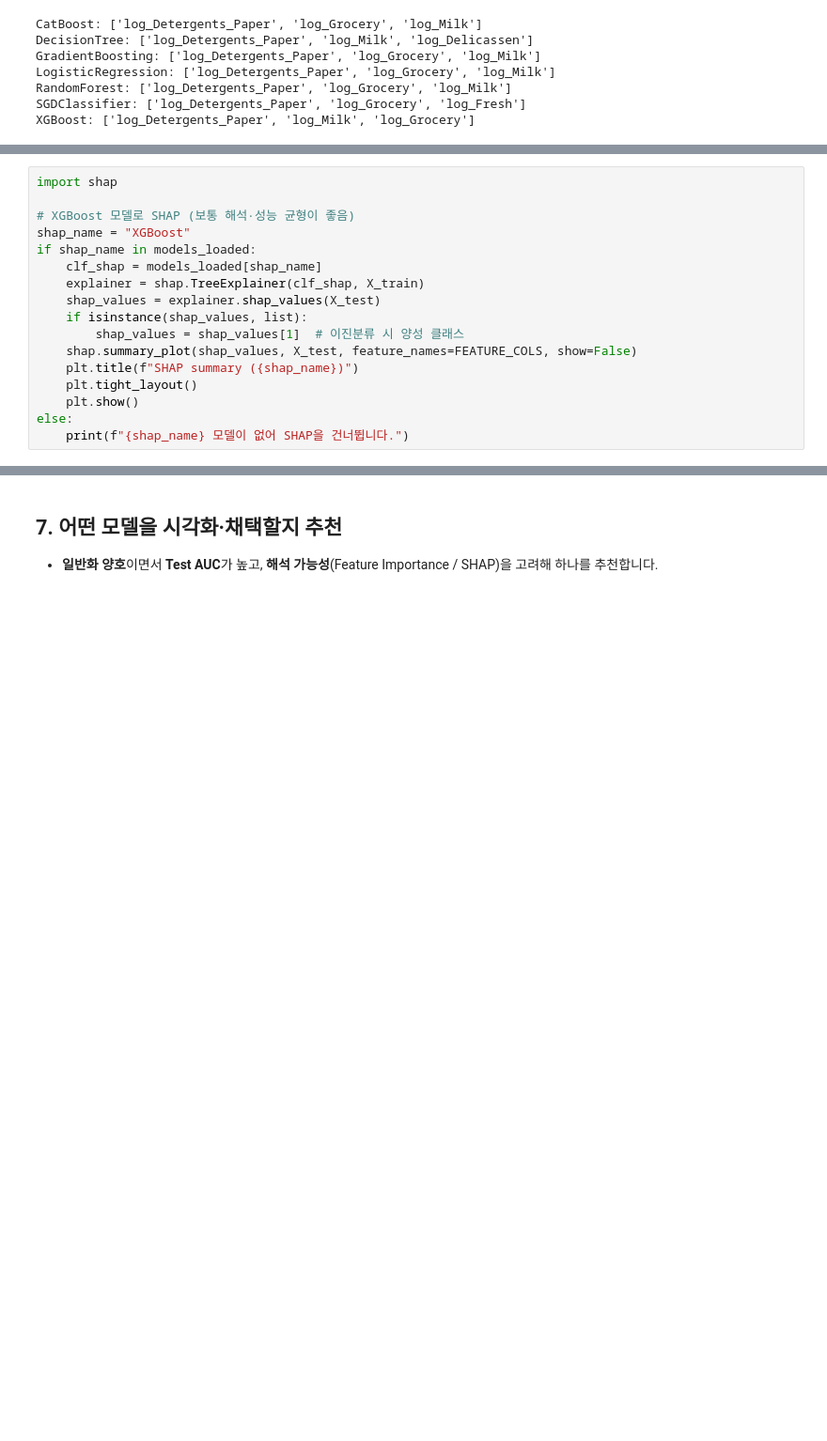
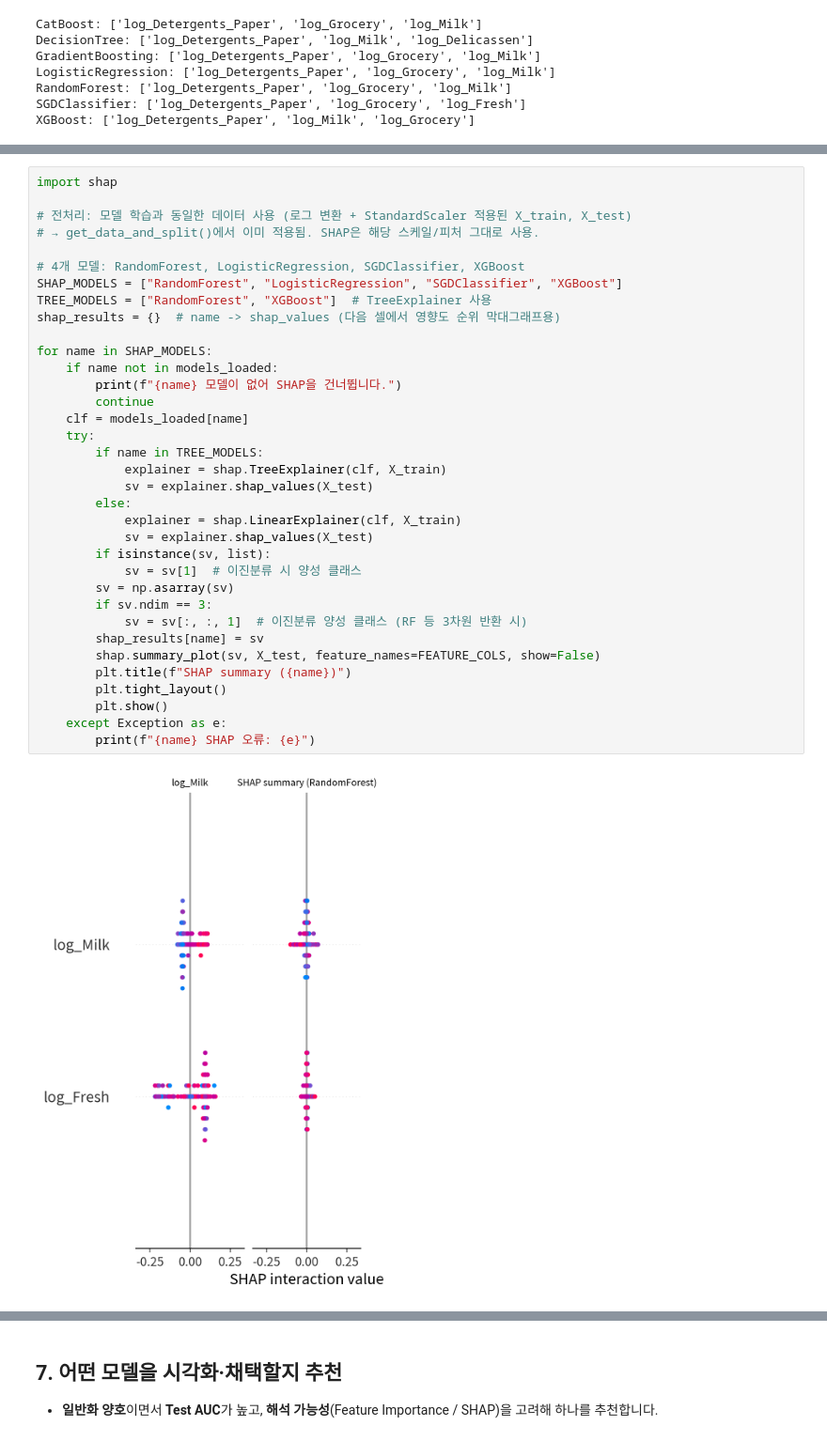
Before and after one commit to BoheeJeong/Machine_learning, a Jupyter notebook: [LAB 05] 비지도 학습 - 구매 패턴 기반 고객 군집 분석과 페르소나 도출/08-전체_모델_비교_과적합_FeatureImportance_SHAP.ipynb, the cells around one changed output, grey strips where cells are left out. Shown at 94% size. Cells and saved outputs as stored; diff of their text form; blank space fills up the shorter version.

```diff
--- a/[LAB 05] 비지도 학습 - 구매 패턴 기반 고객 군집 분석과 페르소나 도출/08-전체_모델_비교_과적합_FeatureImportance_SHAP.ipynb
+++ b/[LAB 05] 비지도 학습 - 구매 패턴 기반 고객 군집 분석과 페르소나 도출/08-전체_모델_비교_과적합_FeatureImportance_SHAP.ipynb
@@ -384,17 +381,0 @@ XGBoost: ['log_Detergents_Paper', 'log_Milk', 'log_Grocery']
-# %%
-import shap
-
-# XGBoost 모델로 SHAP (보통 해석·성능 균형이 좋음)
-shap_name = "XGBoost"
-if shap_name in models_loaded:
-    clf_shap = models_loaded[shap_name]
-    explainer = shap.TreeExplainer(clf_shap, X_train)
-    shap_values = explainer.shap_values(X_test)
-    if isinstance(shap_values, list):
-        shap_values = shap_values[1]  # 이진분류 시 양성 클래스
-    shap.summary_plot(shap_values, X_test, feature_names=FEATURE_COLS, show=False)
-    plt.title(f"SHAP summary ({shap_name})")
-    plt.tight_layout()
-    plt.show()
-else:
-    print(f"{shap_name} 모델이 없어 SHAP을 건너뜁니다.")
@@ -402,0 +389,37 @@ ModuleNotFoundError: No module named 'shap'
+# %%
+import shap
+
+# 전처리: 모델 학습과 동일한 데이터 사용 (로그 변환 + StandardScaler 적용된 X_train, X_test)
+# → get_data_and_split()에서 이미 적용됨. SHAP은 해당 스케일/피처 그대로 사용.
+
+# 4개 모델: RandomForest, LogisticRegression, SGDClassifier, XGBoost
+SHAP_MODELS = ["RandomForest", "LogisticRegression", "SGDClassifier", "XGBoost"]
+TREE_MODELS = ["RandomForest", "XGBoost"]  # TreeExplainer 사용
+shap_results = {}  # name -> shap_values (다음 셀에서 영향도 순위 막대그래프용)
+
+for name in SHAP_MODELS:
+    if name not in models_loaded:
+        print(f"{name} 모델이 없어 SHAP을 건너뜁니다.")
+        continue
+    clf = models_loaded[name]
+    try:
+        if name in TREE_MODELS:
+            explainer = shap.TreeExplainer(clf, X_train)
+            sv = explainer.shap_values(X_test)
+        else:
+            explainer = shap.LinearExplainer(clf, X_train)
+            sv = explainer.shap_values(X_test)
+        if isinstance(sv, list):
+            sv = sv[1]  # 이진분류 시 양성 클래스
+        sv = np.asarray(sv)
+        if sv.ndim == 3:
+            sv = sv[:, :, 1]  # 이진분류 양성 클래스 (RF 등 3차원 반환 시)
+        shap_results[name] = sv
+        shap.summary_plot(sv, X_test, feature_names=FEATURE_COLS, show=False)
+        plt.title(f"SHAP summary ({name})")
+        plt.tight_layout()
+        plt.show()
+    except Exception as e:
+        print(f"{name} SHAP 오류: {e}")
+# %% [output]
+[figure, added]
```
Also changed, not shown: parts of 7 cells of this notebook, 23 other files.
